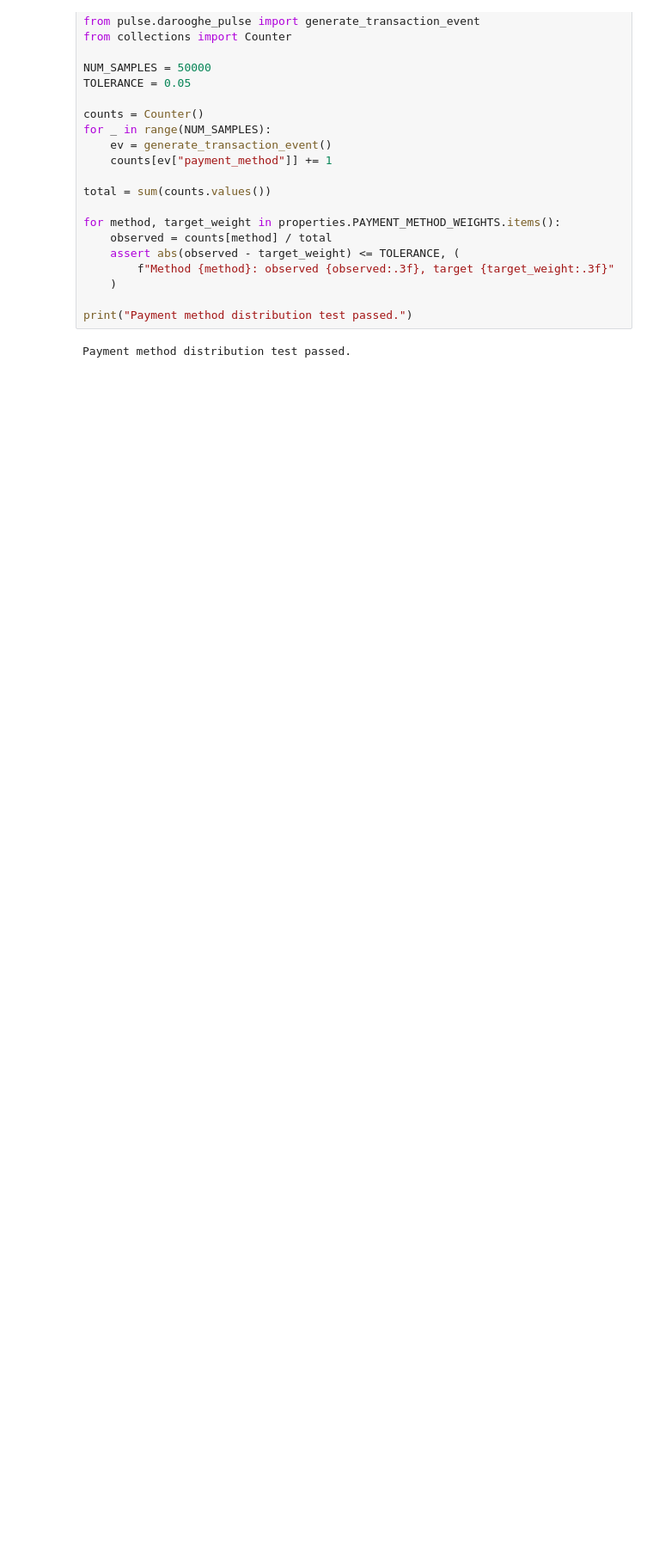
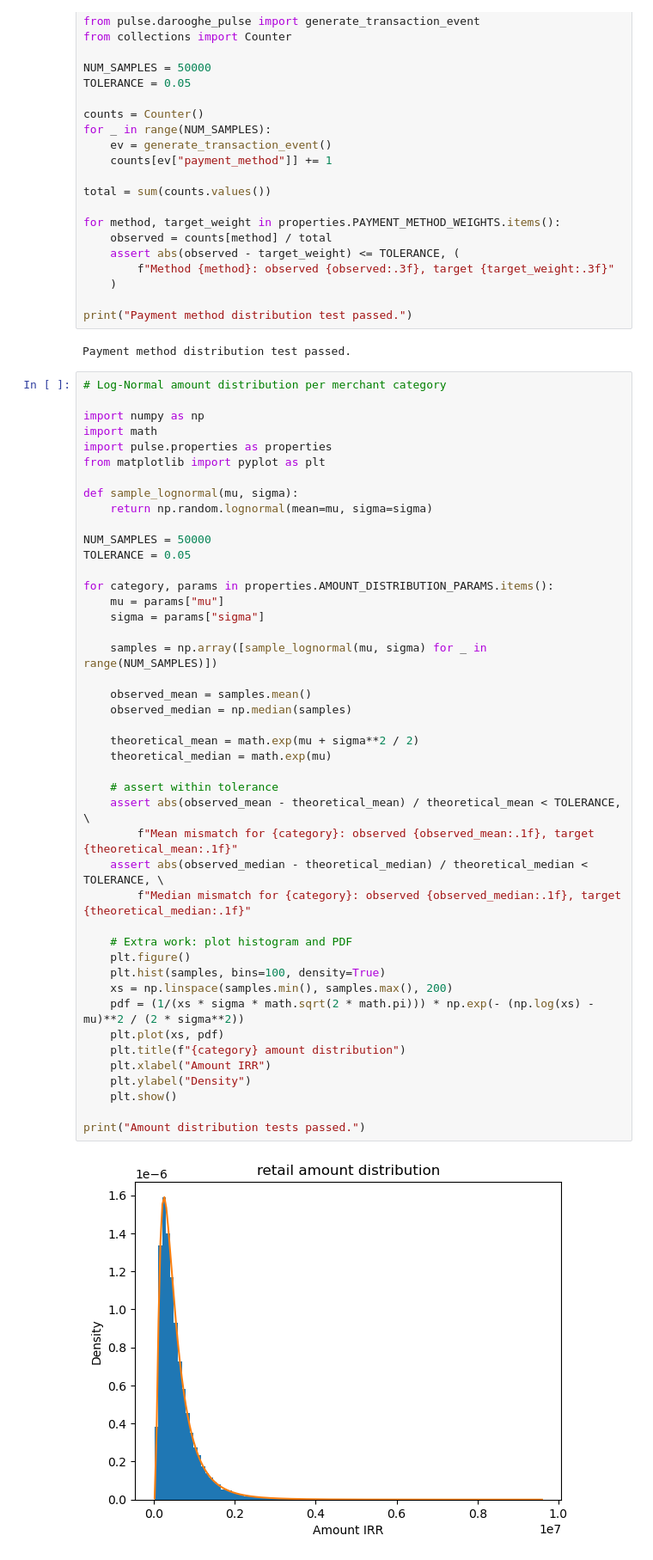
Before and after one commit to jrazi/darooghe-pulse, a Jupyter notebook: TestingPulse.ipynb, the cells around one changed output. Shown: that part at 86% size. Saved outputs shown, nothing was run; the diff lists cells and outputs as text; blank space fills up the shorter version.

Commit message:
[enhancement] use log-normal distribution for transaction amount, to make it more realistic

```diff
--- a/TestingPulse.ipynb
+++ b/TestingPulse.ipynb
@@ -30,3 +50,49 @@ for method, target_weight in properties.PAYMENT_METHOD_WEIGHTS.items():
 print("Payment method distribution test passed.")
 # %% [output]
 Payment method distribution test passed.
+# %%
+# Log-Normal amount distribution per merchant category
+
+import numpy as np
+import math
+import pulse.properties as properties
+from matplotlib import pyplot as plt
+
+def sample_lognormal(mu, sigma):
+    return np.random.lognormal(mean=mu, sigma=sigma)
+
+NUM_SAMPLES = 50000
+TOLERANCE = 0.05
+
+for category, params in properties.AMOUNT_DISTRIBUTION_PARAMS.items():
+    mu = params["mu"]
+    sigma = params["sigma"]
+
+    samples = np.array([sample_lognormal(mu, sigma) for _ in range(NUM_SAMPLES)])
+
+    observed_mean = samples.mean()
+    observed_median = np.median(samples)
+
+    theoretical_mean = math.exp(mu + sigma**2 / 2)
+    theoretical_median = math.exp(mu)
+
+    # assert within tolerance
+    assert abs(observed_mean - theoretical_mean) / theoretical_mean < TOLERANCE, \
+        f"Mean mismatch for {category}: observed {observed_mean:.1f}, target {theoretical_mean:.1f}"
+    assert abs(observed_median - theoretical_median) / theoretical_median < TOLERANCE, \
+        f"Median mismatch for {category}: observed {observed_median:.1f}, target {theoretical_median:.1f}"
+
+    # Extra work: plot histogram and PDF
+    plt.figure()
+    plt.hist(samples, bins=100, density=True)
+    xs = np.linspace(samples.min(), samples.max(), 200)
+    pdf = (1/(xs * sigma * math.sqrt(2 * math.pi))) * np.exp(- (np.log(xs) - mu)**2 / (2 * sigma**2))
+    plt.plot(xs, pdf)
+    plt.title(f"{category} amount distribution")
+    plt.xlabel("Amount IRR")
+    plt.ylabel("Density")
+    plt.show()
+
+print("Amount distribution tests passed.")
+# %% [output]
+[figure, added]
```
Also changed, not shown: parts of 2 cells of this notebook, 5 other files.
